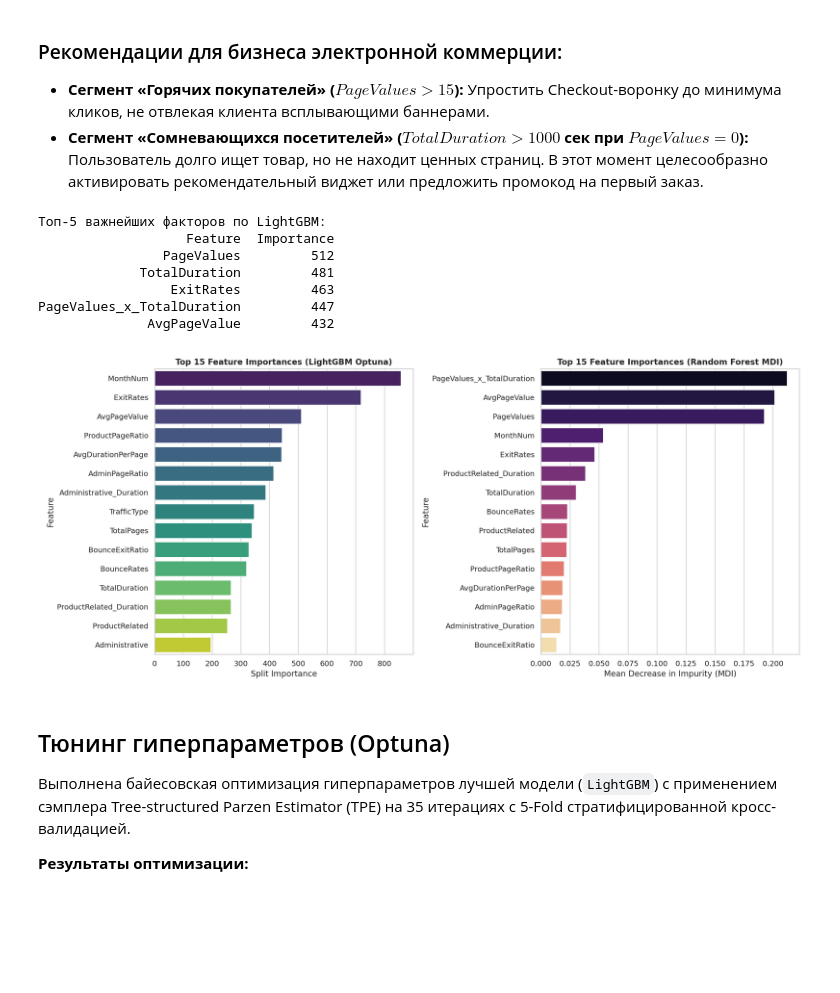
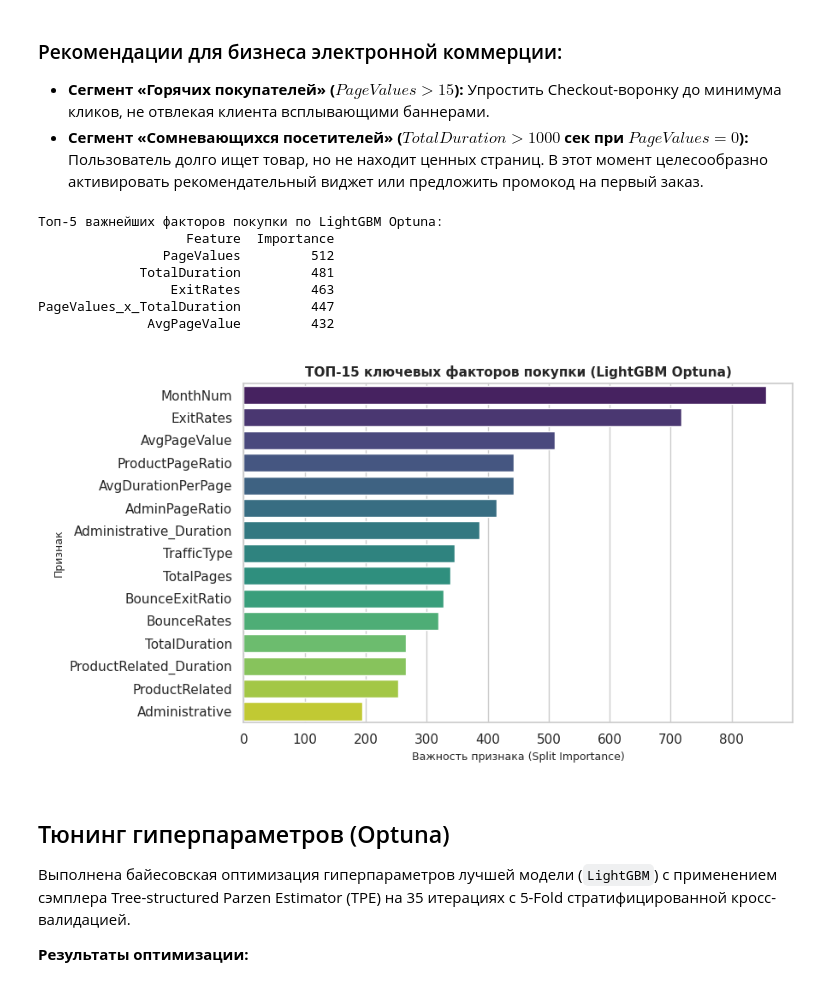
Before and after one commit to BratsunDanila/ml-course-bratsun, a Jupyter notebook: module-4-features/notebook.ipynb, the cells around one changed output. Drawn from its saved outputs; the diff is of its cells as text; code cells hidden in the pictures; blank space fills up the shorter version.

```diff
--- a/module-4-features/notebook.ipynb
+++ b/module-4-features/notebook.ipynb
@@ -348,32 +375,29 @@ plt.show()
 - **Сегмент «Горячих покупателей» ($PageValues > 15$):** Упростить Checkout-воронку до минимума кликов, не отвлекая клиента всплывающими баннерами.
 - **Сегмент «Сомневающихся посетителей» ($TotalDuration > 1000$ сек при $PageValues = 0$):** Пользователь долго ищет товар, но не находит ценных страниц. В этот момент целесообразно активировать рекомендательный виджет или предложить промокод на первый заказ.
 # %%
-# Расчёт важности признаков для LightGBM и Random Forest
-lgbm_imp = pd.DataFrame({'Feature': feature_cols, 'Importance': lgbm_model.feature_importances_}).sort_values('Importance', ascending=False)
-rf_imp = pd.DataFrame({'Feature': feature_cols, 'Importance': rf_model.feature_importances_}).sort_values('Importance', ascending=False)
+# Расчёт важности признаков для модели LightGBM Optuna
+lgbm_imp = pd.DataFrame({'Feature': feature_cols, 'Importance': best_lgbm.feature_importances_}).sort_values('Importance', ascending=False)
 
-print("Топ-5 важнейших факторов по LightGBM:")
+print("Топ-5 важнейших факторов покупки по LightGBM Optuna:")
 print(lgbm_imp.head(5).to_string(index=False))
 
-# Совмещенная визуализация важности факторов
-fig, axes = plt.subplots(1, 2, figsize=(16, 7), dpi=120)
-sns.barplot(data=lgbm_imp.head(15), x='Importance', y='Feature', ax=axes[0], palette='viridis', hue='Feature', legend=False)
-axes[0].set_title('Топ-15 признаков: LightGBM (Split Importance)', fontsize=11, fontweight='bold')
-
-sns.barplot(data=rf_imp.head(15), x='Importance', y='Feature', ax=axes[1], palette='magma', hue='Feature', legend=False)
-axes[1].set_title('Топ-15 признаков: Random Forest (MDI)', fontsize=11, fontweight='bold')
-
+# Компактная визуализация важности ключевых факторов
+plt.figure(figsize=(9, 5), dpi=100)
+sns.barplot(data=lgbm_imp.head(15), x='Importance', y='Feature', palette='viridis', hue='Feature', legend=False)
+plt.title('ТОП-15 ключевых факторов покупки (LightGBM Optuna)', fontsize=11, fontweight='bold')
+plt.xlabel('Важность признака (Split Importance)', fontsize=9)
+plt.ylabel('Признак', fontsize=9)
 plt.tight_layout()
 plt.show()
 # %% [output]
-Топ-5 важнейших факторов по LightGBM:
+Топ-5 важнейших факторов покупки по LightGBM Optuna:
                    Feature  Importance
                 PageValues         512
              TotalDuration         481
                  ExitRates         463
 PageValues_x_TotalDuration         447
               AvgPageValue         432
-[figure, old version]
+[figure, new version]
 # %% [markdown]
 ## Тюнинг гиперпараметров (Optuna)
 
```
Also changed, not shown: parts of 4 cells of this notebook, 7 other files.
